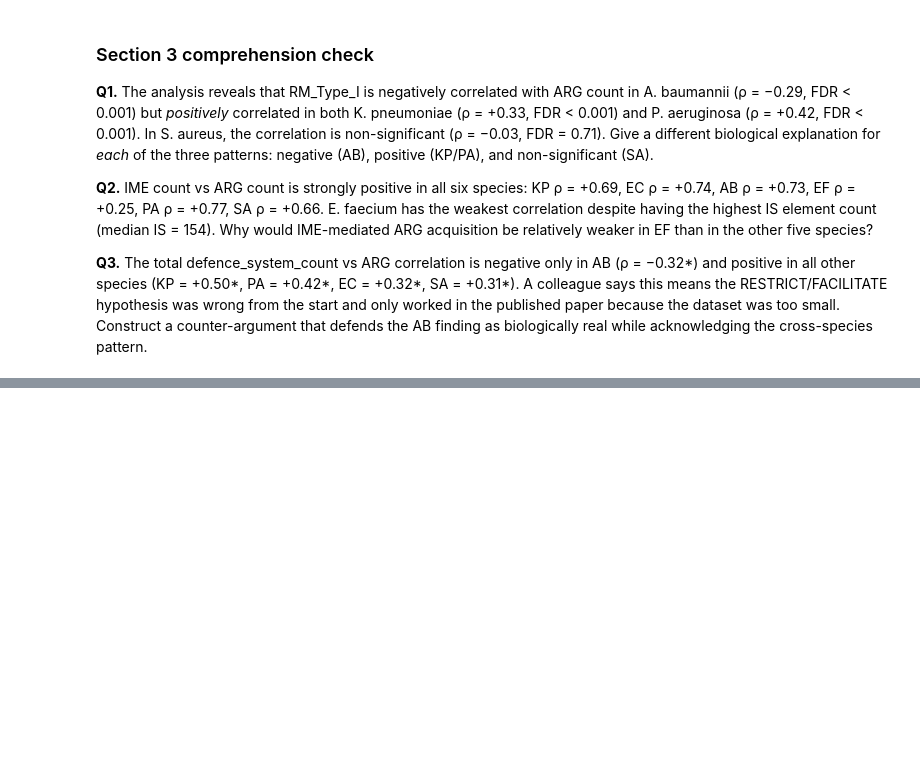
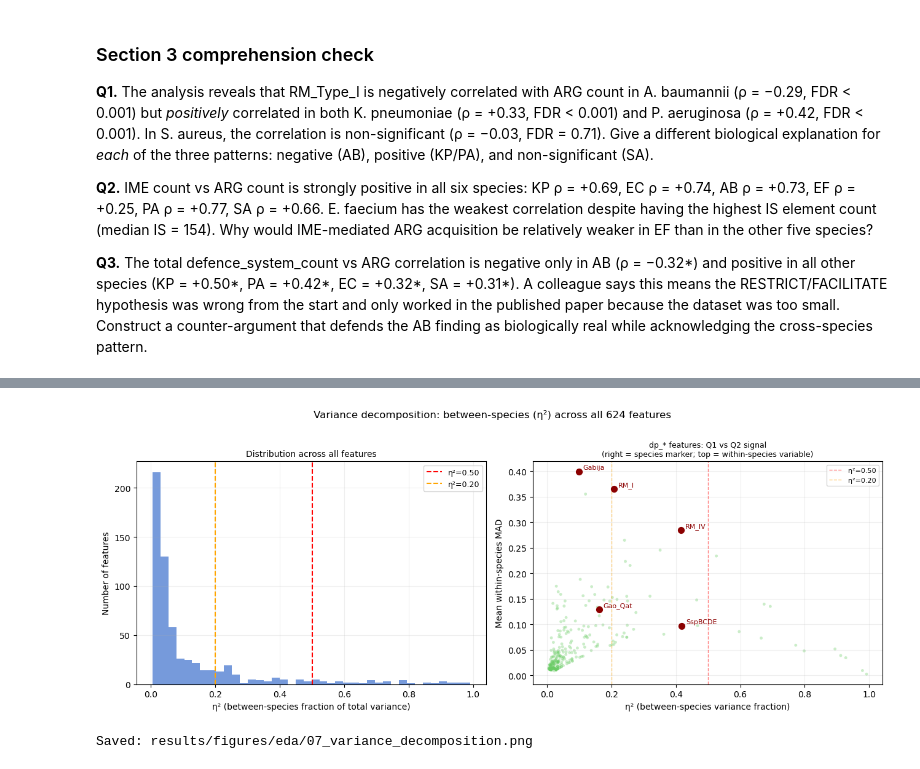
Before and after one commit to vikos77/eskape-defence-ml, a Jupyter notebook: notebooks/01_eda.ipynb, the cells around one changed output, grey strips where cells are left out. Saved outputs shown, nothing was run; the diff lists cells and outputs as text; code cells hidden in the pictures; blank space fills up the shorter version.

```diff
--- a/notebooks/01_eda.ipynb
+++ b/notebooks/01_eda.ipynb
@@ -791,0 +894,70 @@ as biologically real while acknowledging the cross-species pattern.
+# %%
+# ── Distribution of η² + highlight key features ──────────────────────────────
+fig, axes = plt.subplots(1, 2, figsize=(13, 5))
+fig.suptitle("Variance decomposition: between-species (η²) across all 624 features",
+             fontsize=12, y=1.01)
+
+# Left: histogram of all η² values
+ax = axes[0]
+ax.hist(eta2.values, bins=40, color="#4878CF", alpha=0.75, edgecolor="none")
+ax.axvline(0.5, color="red", lw=1.5, ls="--", label="η²=0.50")
+ax.axvline(0.2, color="orange", lw=1.5, ls="--", label="η²=0.20")
+ax.set_xlabel("η² (between-species fraction of total variance)", fontsize=10)
+ax.set_ylabel("Number of features", fontsize=10)
+ax.set_title("Distribution across all features", fontsize=10)
+ax.legend(fontsize=9)
+ax.grid(alpha=0.2)
+
+# Right: scatter — Q1 vs Q2 candidates among the dp_* and dc_* columns
+# x-axis = η²; y-axis = within-species mean absolute deviation (MAD)
+# Features in top-right: high between AND within variation — useful for both Q1 and Q2
+ax2 = axes[1]
+
+dp_eta2 = eta2[[c for c in eta2.index if c.startswith("dp_")]]
+within_mad = {}
+for col in dp_eta2.index:
+    mads = []
+    for sp in SPECIES_ORDER:
+        s = fm[fm["species"] == sp][col]
+        mads.append((s - s.mean()).abs().mean())
+    within_mad[col] = np.mean(mads)
+
+within_mad_s = pd.Series(within_mad)
+ax2.scatter(dp_eta2.values, within_mad_s[dp_eta2.index].values,
+            alpha=0.35, s=12, color="#6ACC65", edgecolors="none")
+
+# Annotate the key published systems
+key_systems = {
+    "dp_SspBCDE": "SspBCDE",
+    "dp_Gao_Qat": "Gao_Qat",
+    "dp_RM_Type_I": "RM_I",
+    "dp_RM_Type_IV": "RM_IV",
+    "dp_Gabija": "Gabija",
+}
+for col, label in key_systems.items():
+    if col in dp_eta2.index:
+        ax2.annotate(
+            label,
+            xy=(dp_eta2[col], within_mad_s[col]),
+            xytext=(5, 3), textcoords="offset points",
+            fontsize=8, color="darkred",
+        )
+        ax2.scatter([dp_eta2[col]], [within_mad_s[col]],
+                    s=50, color="darkred", zorder=5)
+
+ax2.axvline(0.5, color="red", lw=1, ls="--", alpha=0.5, label="η²=0.50")
+ax2.axvline(0.2, color="orange", lw=1, ls="--", alpha=0.5, label="η²=0.20")
+ax2.set_xlabel("η² (between-species variance fraction)", fontsize=10)
+ax2.set_ylabel("Mean within-species MAD", fontsize=10)
+ax2.set_title("dp_* features: Q1 vs Q2 signal\n(right = species marker; top = within-species variable)",
+              fontsize=9)
+ax2.legend(fontsize=8)
+ax2.grid(alpha=0.2)
+
+plt.tight_layout()
+plt.savefig(FIG_DIR / "07_variance_decomposition.png", dpi=150, bbox_inches="tight")
+plt.show()
+print("Saved: results/figures/eda/07_variance_decomposition.png")
+# %% [output]
+[figure, added]
+Saved: results/figures/eda/07_variance_decomposition.png
```
Also changed, not shown: parts of 5 cells of this notebook, 2 other files.
